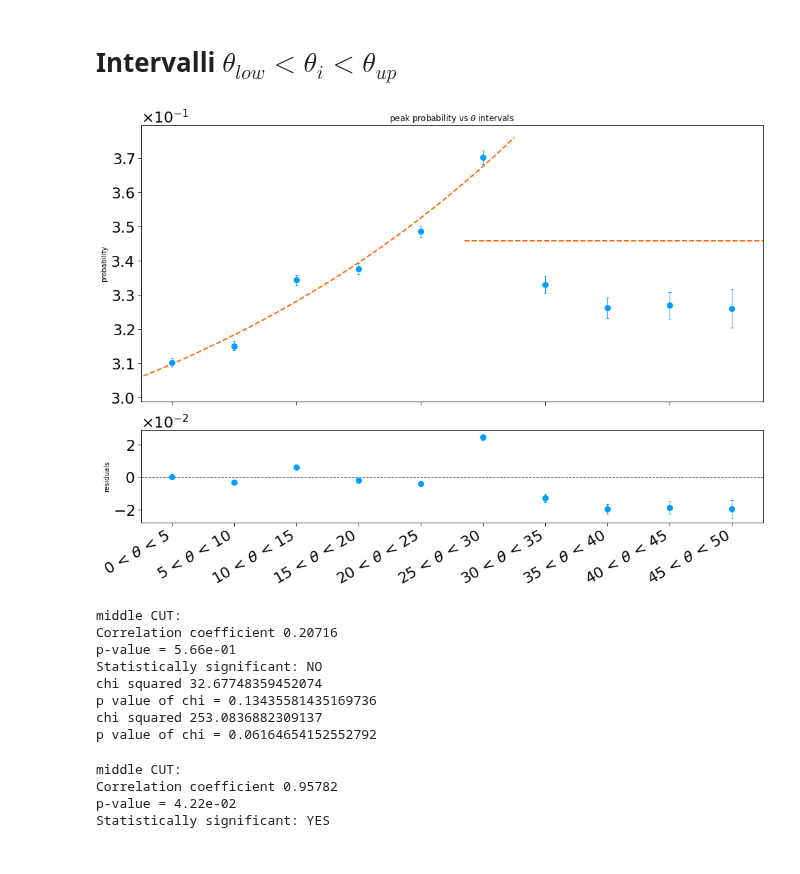
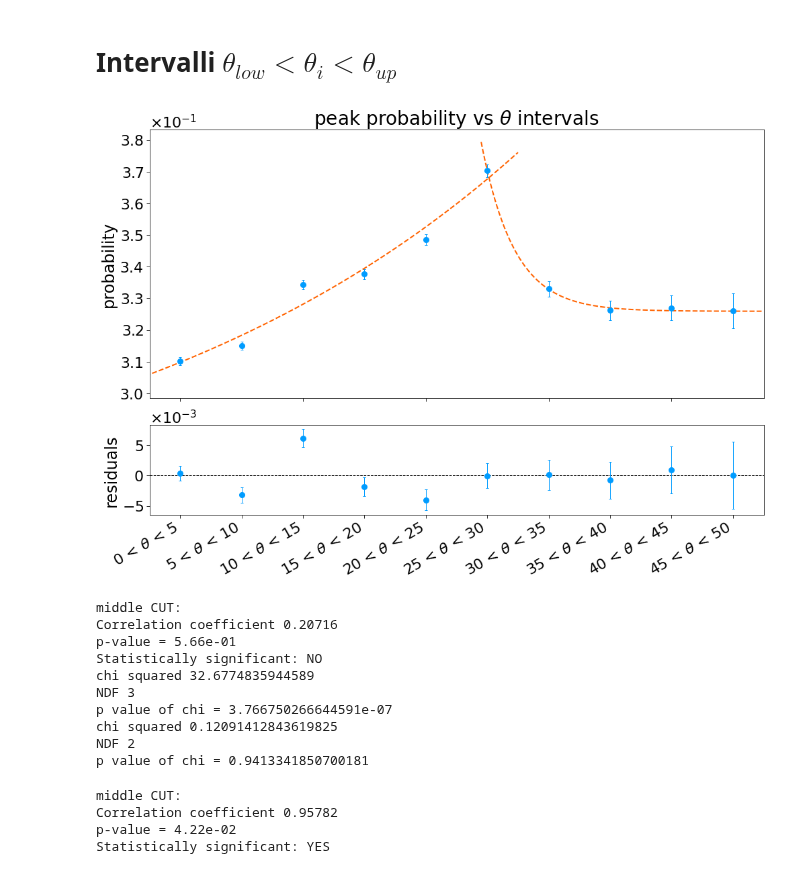
Before and after one commit to GiacomoFrn/Advanced-DQM-for-DT-detector, a Jupyter notebook: correlations/correlations_eda_54_density.ipynb, the cells around one changed output. Drawn from its saved outputs; the diff is of its cells as text; code cells hidden in the pictures.

```diff
--- a/correlations/correlations_eda_54_density.ipynb
+++ b/correlations/correlations_eda_54_density.ipynb
@@ -767,9 +771,9 @@ gs = gridspec.GridSpec(2, 1,height_ratios=[3, 1])
 ax1 = plt.subplot(gs[0])
 ax2 = plt.subplot(gs[1])
 
-ax1.set_title(r"peak probability vs $\theta$ intervals")
-ax1.set_ylabel("probability")
-ax2.set_ylabel("residuals")
+ax1.set_title(r"peak probability vs $\theta$ intervals", fontsize=28)
+ax1.set_ylabel("probability", fontsize=24)
+ax2.set_ylabel("residuals", fontsize=24)
 # ax1.set_xticks(thetas_low)
 ax2.set_xticks(thetas_low)
 ax2.set_xticklabels(xlabels, rotation=30, ha="right")
@@ -811,12 +815,13 @@ middle_par_tot, _ = scipy.optimize.curve_fit(
     absolute_sigma=True
 )
 
+
 # residuals
 func = expo(np.array(thetas_low[:6]), *middle_par_tot)
 middle_res = middle_prob[:6] - func
 chi_middle_small = np.sum( ( middle_res  / middle_prob_err[:6] )**2)
 d_middle_small = len(middle_res) - len(middle_par_tot)
-p_middle_small = scipy.stats.chi2.sf(chi_high_large, df = d_middle_small)
+p_middle_small = scipy.stats.chi2.sf(chi_middle_small, df = d_middle_small)
 
 #  residuals
 ax2.errorbar(
@@ -848,7 +853,8 @@ middle_par_tot, _ = scipy.optimize.curve_fit(
     xdata=thetas_low[5:],
     ydata=middle_prob[5:],
     sigma=middle_prob_err[5:],
-    absolute_sigma=True
+    absolute_sigma=True,
+    p0=[0.25453928, 0.05526842, 0.02865415],
 )
 
 # residuals
@@ -856,40 +862,43 @@ func = nexpo(np.array(thetas_low[5:]), *middle_par_tot)
 middle_res = middle_prob[5:] - func
 chi_middle_large = np.sum( ( middle_res  / middle_prob_err[5:] )**2)
 d_middle_large = len(middle_res) - len(middle_par_tot)
-p_middle_large = scipy.stats.chi2.sf(chi_high_large, df = d_middle_large)
+p_middle_large = scipy.stats.chi2.sf(chi_middle_large, df = d_middle_large)
 
 #  residuals
 ax2.errorbar(
     x          = thetas_low[5:],
     y          = middle_res,
     yerr       = middle_prob_err[5:],
     marker     = "o",
     markersize = 8,
     color      = "#009cff",
     linestyle  = "none",
     elinewidth = 1,
     capsize    = 2,
     # label      = r"cut: $\theta$ < x"
 )
 
-x_theta = np.linspace(23.5,47.5,500)
+x_theta = np.linspace(24.5,47.5,500)
 
 ax1.plot(
     x_theta,
     nexpo(x_theta, *middle_par_tot),
     linestyle = "dashed",
     color =  "#ff6300",
     lw = 2,
     alpha=1,
 )
 
 # ax2.set_ylim(-2.3e-3,2.3e-3)
 
 fig.tight_layout()
 
+PLOT_NAME = "density_intervals"
+fig.savefig(PLOT_PATH+PLOT_PREFIX+PLOT_NAME+PLOT_EXT, dpi=300)
+
 plt.show()
 # %% [output]
-[figure, old version]
+[figure, new version]
 # %%
 # -------- CORRELATION COEFFICIENTS
 # set a confidence level at 5%
@@ -904,18 +913,22 @@ print(f"p-value = {middle_p:.2e}")
 print("Statistically significant:", "YES" if middle_p < alpha else "NO")
 
 print("chi squared", chi_middle_small)
+print("NDF", d_middle_small)
 print(f"p value of chi = {p_middle_small}")
 print("chi squared", chi_middle_large)
+print("NDF", d_middle_large)
 print(f"p value of chi = {p_middle_large}")
 # %% [output]
 middle CUT:
 Correlation coefficient 0.20716
 p-value = 5.66e-01
 Statistically significant: NO
-chi squared 32.67748359452074
-p value of chi = 0.13435581435169736
-chi squared 253.0836882309137
-p value of chi = 0.06164654152552792
+chi squared 32.6774835944589
+NDF 3
+p value of chi = 3.766750266644591e-07
+chi squared 0.12091412843619825
+NDF 2
+p value of chi = 0.9413341850700181
 # %%
 # -------- CORRELATION COEFFICIENTS
 # set a confidence level at 5%
```
Also changed, not shown: parts of 9 cells of this notebook, 6 other files.
